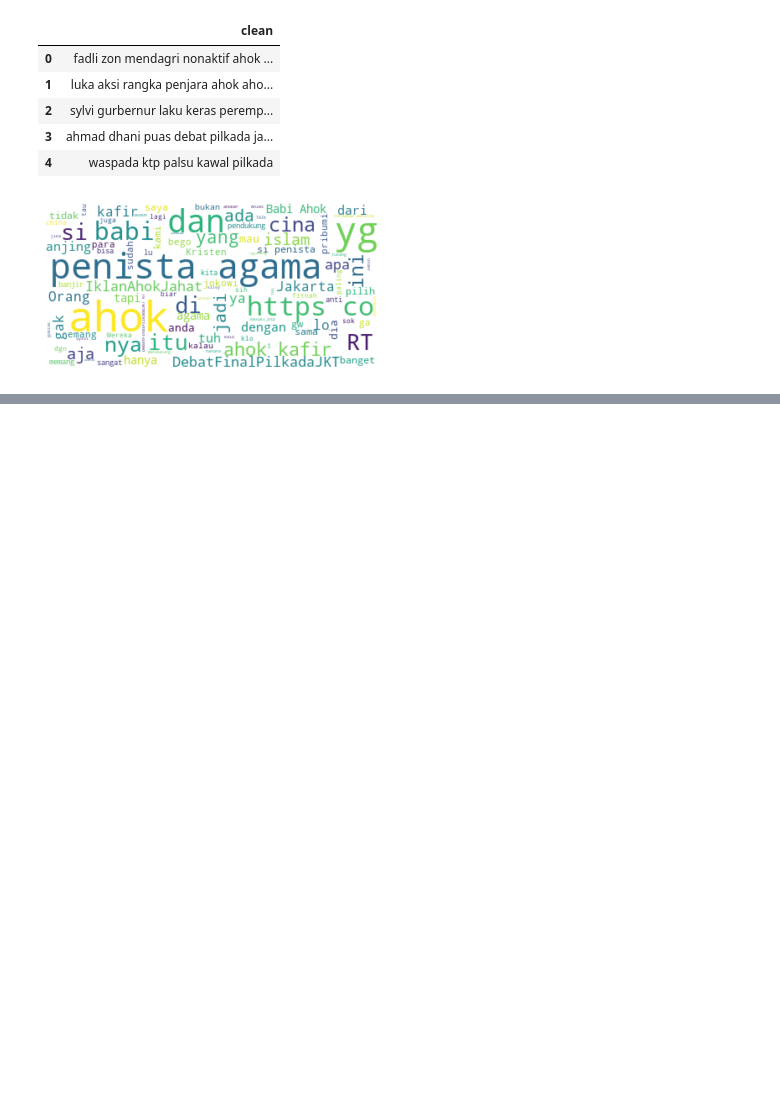
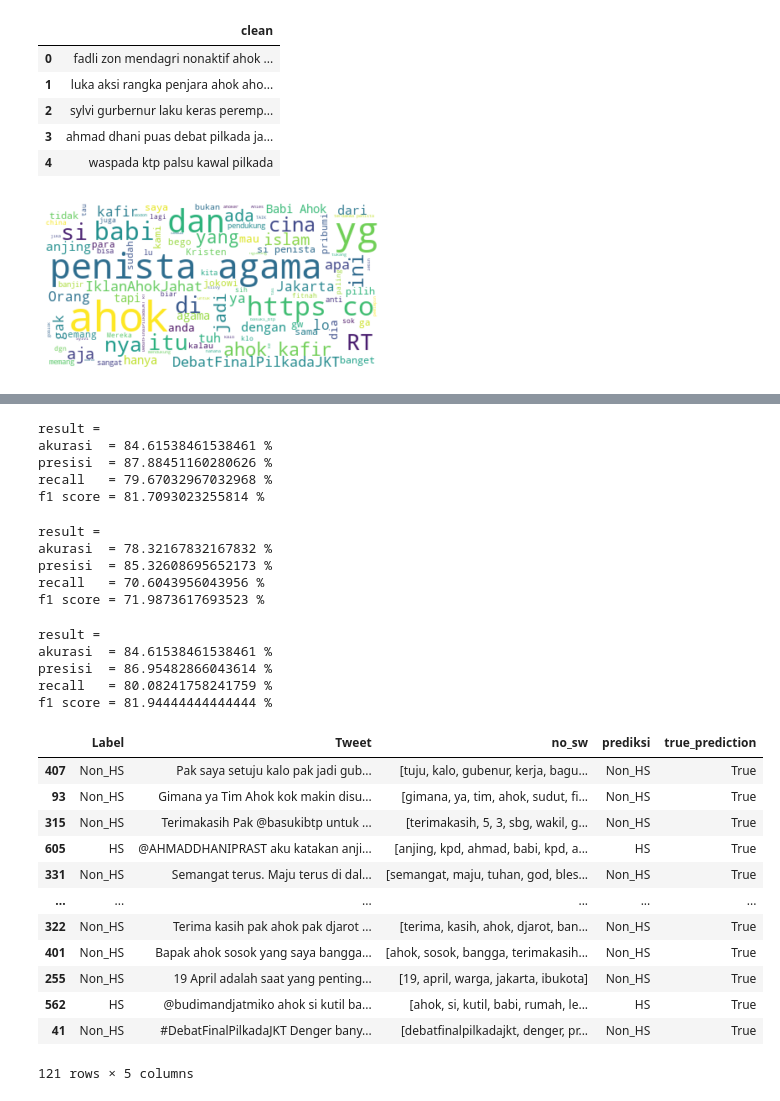
Before and after one commit to usugunawan15/hatespeech-detection, a Jupyter notebook: hate_speech_detection.ipynb, the cells around one changed output, grey strips where cells are left out. Cells and saved outputs as stored; diff of their text form; code cells hidden in the pictures; blank space fills up the shorter version.

```diff
--- a/hate_speech_detection.ipynb
+++ b/hate_speech_detection.ipynb
@@ -176,0 +179,2 @@ plt.show()
+# %%
+df_train, df_test = train_test_split(df, test_size=0.2)
@@ -176,0 +183,7 @@ plt.show()
+# %%
+Tfidf_vect = TfidfVectorizer()
+Tfidf_vect.fit(df['Tweet'])
+Train_X_Tfidf = Tfidf_vect.transform(df_train['Tweet'])
+Test_X_Tfidf = Tfidf_vect.transform(df_test['Tweet'])
+y_train = df_train['Label'].to_numpy()
+y_test = df_test['Label'].to_numpy()
@@ -176,0 +205,51 @@ plt.show()
+# %%
+klasifikasi('sigmoid')
+# %% [output]
+result =
+akurasi  = 84.61538461538461 %
+presisi  = 87.88451160280626 %
+recall   = 79.67032967032968 %
+f1 score = 81.7093023255814 %
+# %%
+klasifikasi('rbf')
+# %% [output]
+result =
+akurasi  = 78.32167832167832 %
+presisi  = 85.32608695652173 %
+recall   = 70.6043956043956 %
+f1 score = 71.9873617693523 %
+# %%
+klasifikasi('linear')
+# %% [output]
+result =
+akurasi  = 84.61538461538461 %
+presisi  = 86.95482866043614 %
+recall   = 80.08241758241759 %
+f1 score = 81.94444444444444 %
+# %%
+classifier = SVC(kernel="linear", random_state=1)
+classifier.fit(Train_X_Tfidf, y_train)
+y_pred = classifier.predict(Test_X_Tfidf)
+# %%
+df_pred = df_test.copy()
+df_pred['prediksi'] = y_pred
+df_pred['true_prediction'] = np.where(df_pred['prediksi'] == df_test['Label'], True, False)
+df_pred.to_excel("prediksi.xlsx")
+# %%
+pd.set_option('display.max_colwidth', -1)
+df_diff = df_pred.loc[df_pred['true_prediction'] == True]
+display(df_diff)
+# %% [output]
+|  | Label | Tweet | no_sw | prediksi | true_prediction |
+| 407 | Non_HS | Pak saya setuju kalo pak jadi gub... | [tuju, kalo, gubenur, kerja, bagu... | Non_HS | True |
+| 93 | Non_HS | Gimana ya Tim Ahok kok makin disu... | [gimana, ya, tim, ahok, sudut, fi... | Non_HS | True |
+| 315 | Non_HS | Terimakasih Pak @basukibtp untuk ... | [terimakasih, 5, 3, sbg, wakil, g... | Non_HS | True |
+| 605 | HS | @AHMADDHANIPRAST aku katakan anji... | [anjing, kpd, ahmad, babi, kpd, a... | HS | True |
+| 331 | Non_HS | Semangat terus. Maju terus di dal... | [semangat, maju, tuhan, god, bles... | Non_HS | True |
+| ... | ... | ... | ... | ... | ... |
+| 322 | Non_HS | Terima kasih pak ahok pak djarot ... | [terima, kasih, ahok, djarot, ban... | Non_HS | True |
+| 401 | Non_HS | Bapak ahok sosok yang saya bangga... | [ahok, sosok, bangga, terimakasih... | Non_HS | True |
+| 255 | Non_HS | 19 April adalah saat yang penting... | [19, april, warga, jakarta, ibukota] | Non_HS | True |
+| 562 | HS | @budimandjatmiko ahok si kutil ba... | [ahok, si, kutil, babi, rumah, le... | HS | True |
+| 41 | Non_HS | #DebatFinalPilkadaJKT Denger bany... | [debatfinalpilkadajkt, denger, pr... | Non_HS | True |
+121 rows × 5 columns
```
Also changed, not shown: parts of 3 cells of this notebook.
